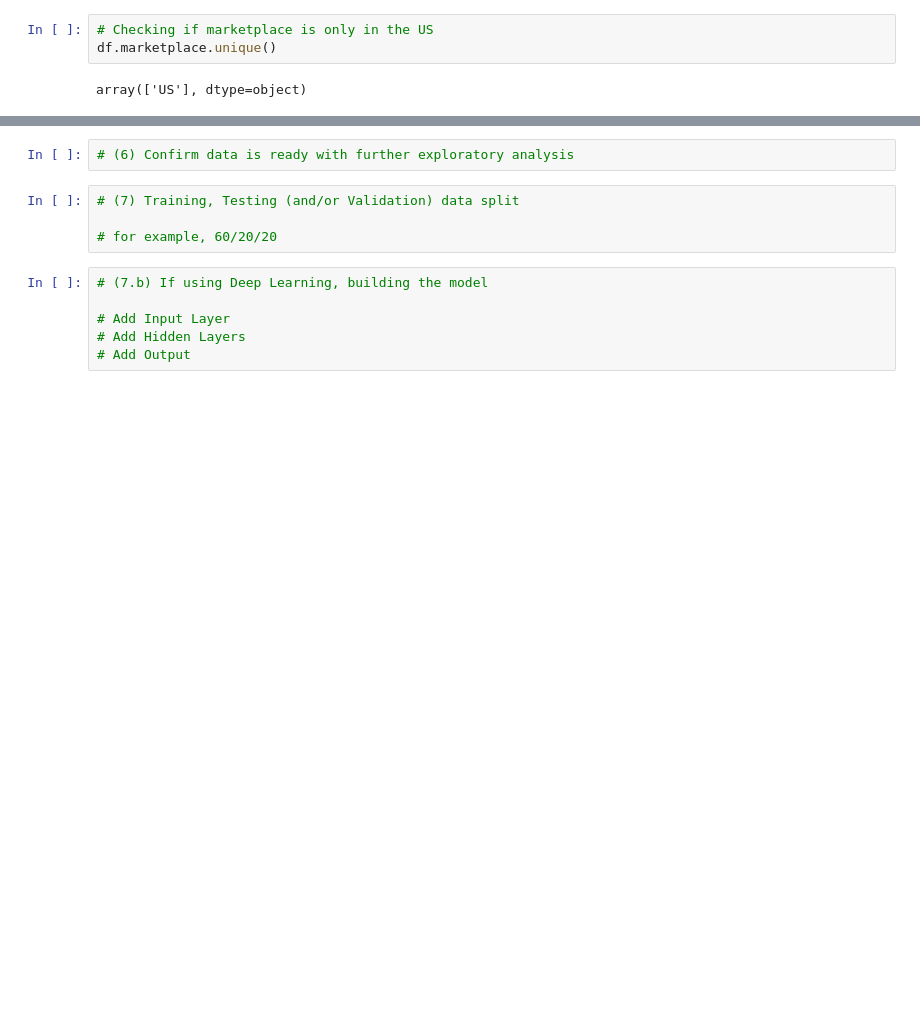
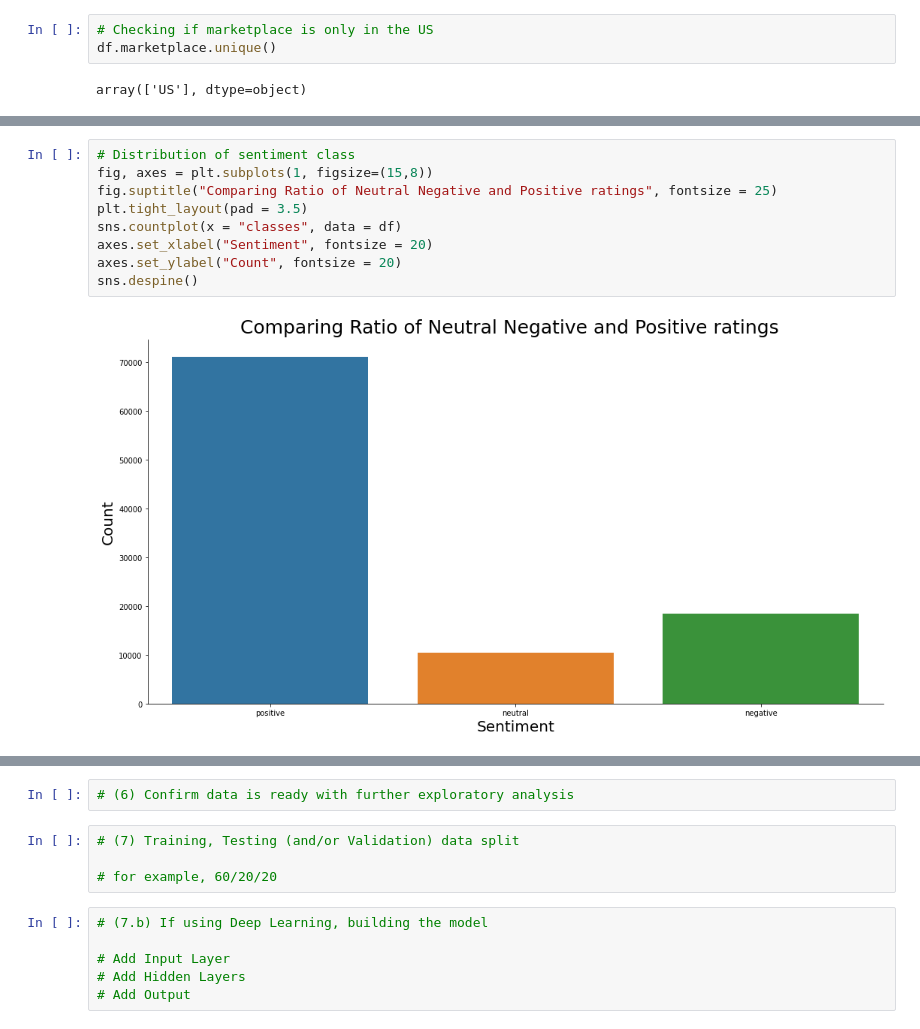
Before and after one commit to BhavyaBibi/sentiment_analysis, a Jupyter notebook: datawhisperers_sentiment_analysis_amazon_apparel_reviews.ipynb, the cells around one changed output, grey strips where cells are left out. Saved outputs shown, nothing was run; the diff lists cells and outputs as text; blank space fills up the shorter version.

```diff
--- a/datawhisperers_sentiment_analysis_amazon_apparel_reviews.ipynb
+++ b/datawhisperers_sentiment_analysis_amazon_apparel_reviews.ipynb
@@ -84,0 +339,11 @@ array(['US'], dtype=object)
+# %%
+# Distribution of sentiment class
+fig, axes = plt.subplots(1, figsize=(15,8))
+fig.suptitle("Comparing Ratio of Neutral Negative and Positive ratings", fontsize = 25)
+plt.tight_layout(pad = 3.5)
+sns.countplot(x = "classes", data = df)
+axes.set_xlabel("Sentiment", fontsize = 20)
+axes.set_ylabel("Count", fontsize = 20)
+sns.despine()
+# %% [output]
+[figure, added]
```
Also changed, not shown: parts of 35 cells of this notebook.
